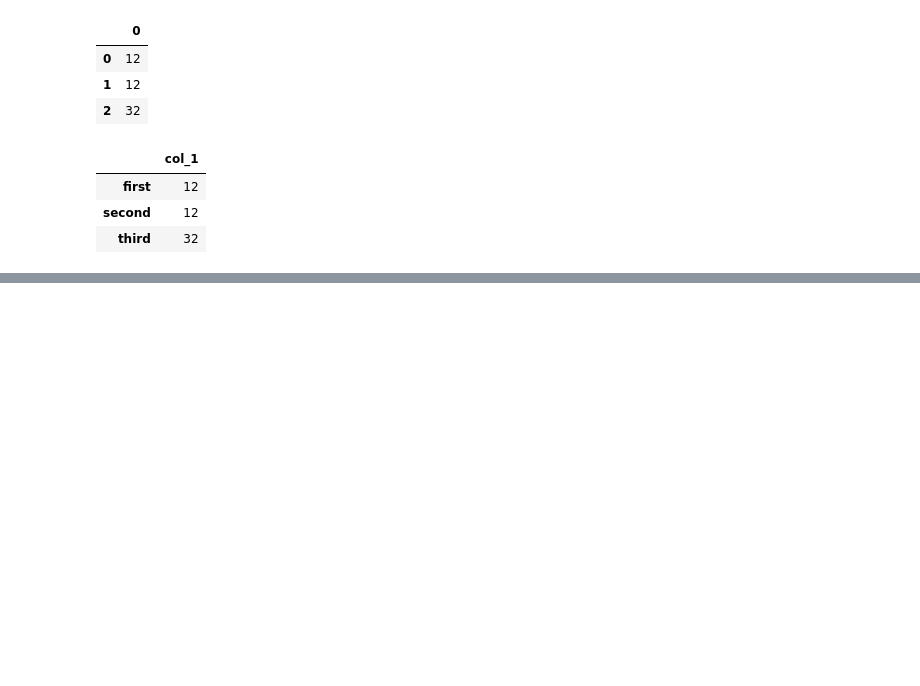
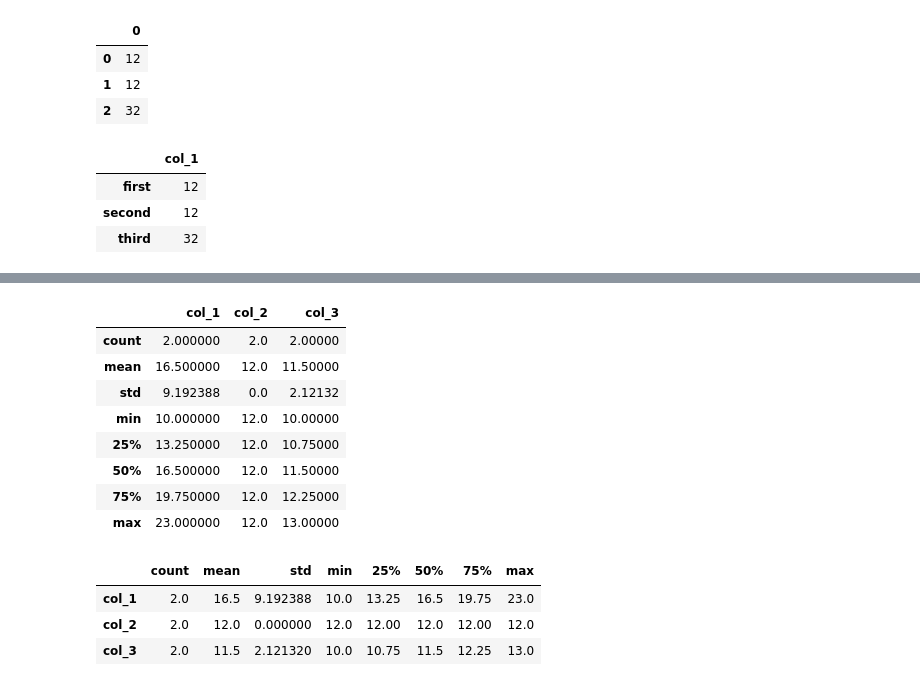
Before and after one commit to JotJaw/data-science-bootcamp, a Jupyter notebook: 02_analiza_danych/01_pandas_intro.ipynb, the cells around one changed output, grey strips where cells are left out. Saved outputs shown, nothing was run; the diff lists cells and outputs as text; code cells hidden in the pictures; blank space fills up the shorter version.

```diff
--- a/02_analiza_danych/01_pandas_intro.ipynb
+++ b/02_analiza_danych/01_pandas_intro.ipynb
@@ -291,0 +300,3 @@ df
+# %%
+df = pd.DataFrame(data=[[10,12,13],[23,12,10]], index=['first','second'], columns=['col_1','col_2','col_3'])
+df
@@ -291,0 +333,19 @@ df
+# %%
+df.describe()
+# %% [output]
+|  | col_1 | col_2 | col_3 |
+| count | 2.000000 | 2.0 | 2.00000 |
+| mean | 16.500000 | 12.0 | 11.50000 |
+| std | 9.192388 | 0.0 | 2.12132 |
+| min | 10.000000 | 12.0 | 10.00000 |
+| 25% | 13.250000 | 12.0 | 10.75000 |
+| 50% | 16.500000 | 12.0 | 11.50000 |
+| 75% | 19.750000 | 12.0 | 12.25000 |
+| max | 23.000000 | 12.0 | 13.00000 |
+# %%
+df.describe().T
+# %% [output]
+|  | count | mean | std | min | 25% | 50% | 75% | max |
+| col_1 | 2.0 | 16.5 | 9.192388 | 10.0 | 13.25 | 16.5 | 19.75 | 23.0 |
+| col_2 | 2.0 | 12.0 | 0.000000 | 12.0 | 12.00 | 12.0 | 12.00 | 12.0 |
+| col_3 | 2.0 | 11.5 | 2.121320 | 10.0 | 10.75 | 11.5 | 12.25 | 13.0 |
```
Also changed, not shown: parts of 22 cells of this notebook.
